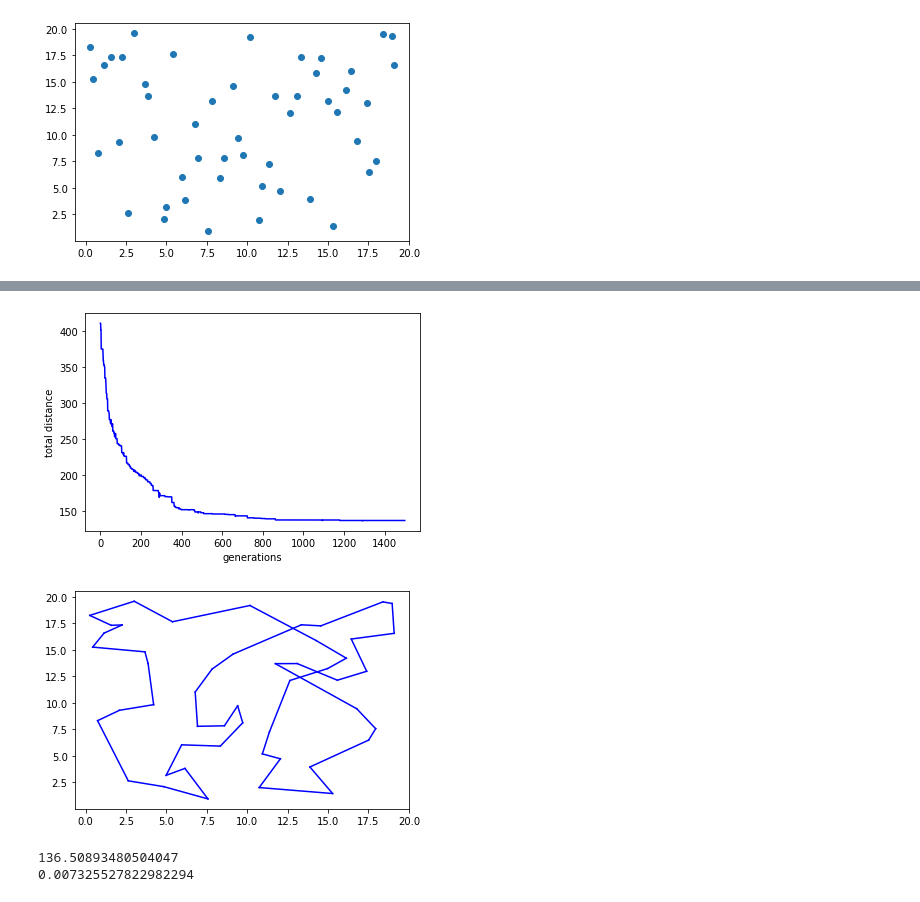
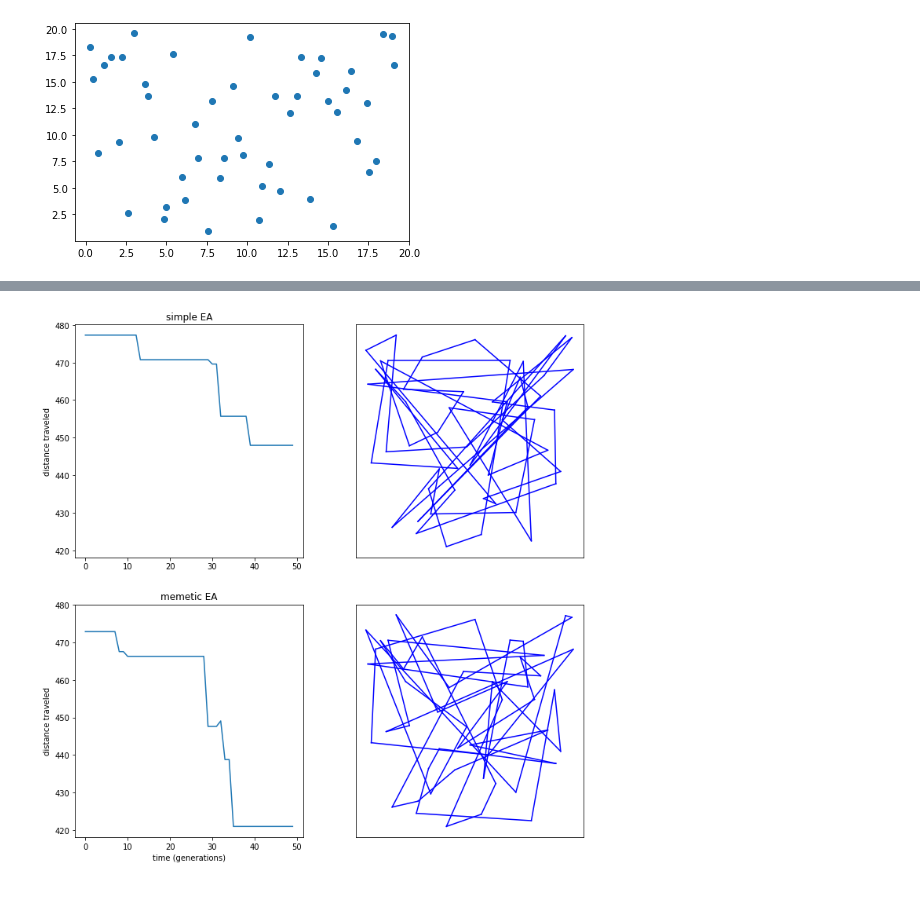
Before and after one commit to svenvdpost/natural-computing, a Jupyter notebook: 4_3.ipynb, the cells around one changed output, grey strips where cells are left out. Cells and saved outputs as stored; diff of their text form; code cells hidden in the pictures.

```diff
--- a/4_3.ipynb
+++ b/4_3.ipynb
@@ -205,7 +210,7 @@ def local_search(route):
     return route
 # %%
 
-def evolve_route_memetic(population, tournament_size, pc, u):
+def evolve_route_memetic(tspmap : TSPmap, population, tournament_size, pc, u):
     """
     run simple Evolution Algorithm on a population of lists with additional local search
     num_generations = number of generations
@@ -219,7 +224,7 @@ def evolve_route_memetic(population, tournament_size, pc, u):
     breeding_population = []
     while len(breeding_population) <= len(population):
         pool = random.sample(population, tournament_size)
-        fitness = list(map((lambda r: tsp_map.route_fitness(r)), pool))
+        fitness = list(map((lambda r: tspmap.route_fitness(r)), pool))
         best_route_index = np.argmax(fitness)
         breeding_population.append(pool[best_route_index])
     next_generation = []
@@ -229,14 +234,15 @@ def evolve_route_memetic(population, tournament_size, pc, u):
         next_generation.append(child1)
         next_generation.append(child2)
 
-        local_search(child1)
-        local_search(child2)
+        local_search(tspmap, child1)
+        local_search(tspmap, child2)
 
     return next_generation
 # %%
 from IPython.display import clear_output, display
 
-def evolution_algorithm(start_population, num_generations, tournament_size, pc, u, memetic, animated_graph=False):
+def evolution_algorithm(tspmap : TSPmap, start_population, num_generations, tournament_size, pc, u, memetic,
+                        show_graph = False, animated_graph=False):
     """
     Run the EA with the specified parameters, will use the memetic version of the algorithm if memetic is set to True.
     If animated_graph is True the graph will be updated every 10 generations, otherwise the whole graph is plotted when the loop terminates
@@ -248,12 +254,12 @@ def evolution_algorithm(start_population, num_generations, tournament_size, pc,
     for g in range(num_generations):
         # evolve the population to the next generation
         if memetic:
-            next_population = evolve_route_memetic(population, tournament_size, pc, u)
+            next_population = evolve_route_memetic(tspmap, population, tournament_size, pc, u)
         else:
-            next_population = evolve_route(population, tournament_size, pc, u)
+            next_population = evolve_route(tspmap, population, tournament_size, pc, u)
         # select the fittest route from the new generation
-        best_gen_route, best_gen_fitness = fittest_route(next_population)
-        best_gen_distance = tsp_map.route_distance(best_gen_route)
+        best_gen_route, best_gen_fitness = fittest_route(tspmap, next_population)
+        best_gen_distance = tspmap.route_distance(best_gen_route)
 
         distance_history.append(best_gen_distance)
         fitness_history.append(best_gen_fitness)
@@ -267,10 +273,11 @@ def evolution_algorithm(start_population, num_generations, tournament_size, pc,
                 display(plt.gcf())
                 clear_output(wait=True)
 
-    plt.plot(list((range(0,g+1))), distance_history, 'blue')
-    plt.ylabel('total distance')
-    plt.xlabel('generations')
-    display(plt.gcf())
-    clear_output(wait=True)
+    if show_graph:
+        plt.plot(list((range(0,g+1))), distance_history, 'blue')
+        plt.ylabel('total distance')
+        plt.xlabel('generations')
+        display(plt.gcf())
+        clear_output(wait=True)
 
-    return population
+    return population, distance_history, fitness_history
@@ -277,21 +318,14 @@ def evolution_algorithm(start_population, num_generations, tournament_size, pc,
 # %%
-N = 500
-population = tsp_map.generate_routes(N)
-num_generations = 1500
-tournament_size = 2
+
+N = 10 # population size
+num_generations = 50 # number of generation to run the evolution algorithm
+tournament_size = 2 # pool size for the tournament selection
 
 pc = 0.1 # crossover probability
 u = 0.01 # mutation rate
 
-population = evolution_algorithm(population, num_generations, tournament_size, pc, u, False, False)
+number_of_runs = 2 # number of times to run the EA algorithm
+
+run_ea_and_plot_results(tsp_map, number_of_runs, N, num_generations, tournament_size, pc, u)
 # %% [output]
-[figure, old version]
+[figure, new version]
-# %%
-best_route, best_route_fitness = fittest_route(population)
-tsp_map.plot_route(best_route)
-print(tsp_map.route_distance(best_route))
-print(best_route_fitness)
-# %% [output]
-[figure, removed]
-136.50893480504047
-0.007325527822982294
```
Also changed, not shown: parts of 12 cells of this notebook.
